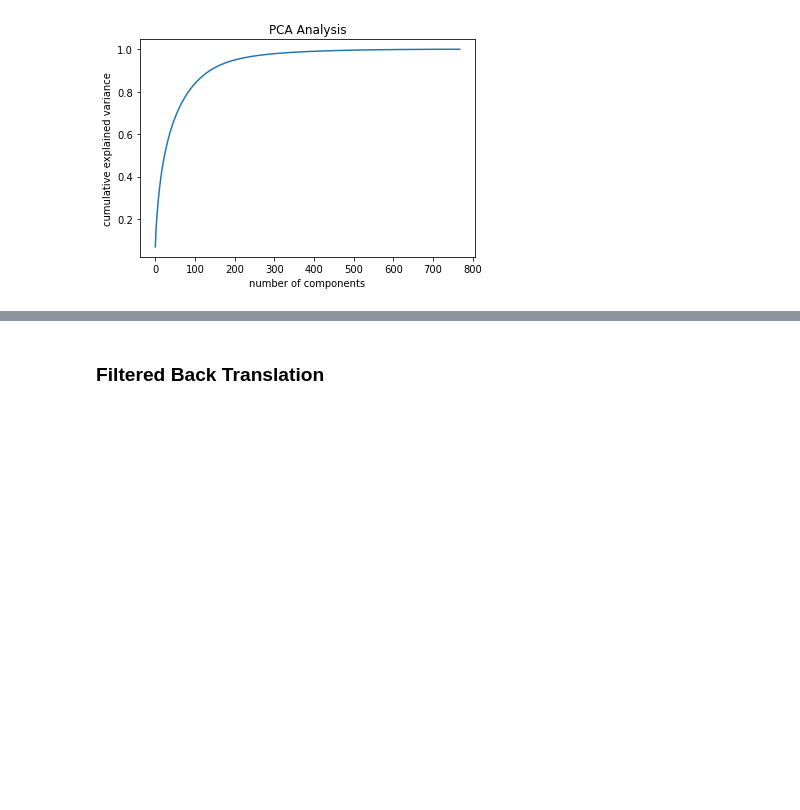
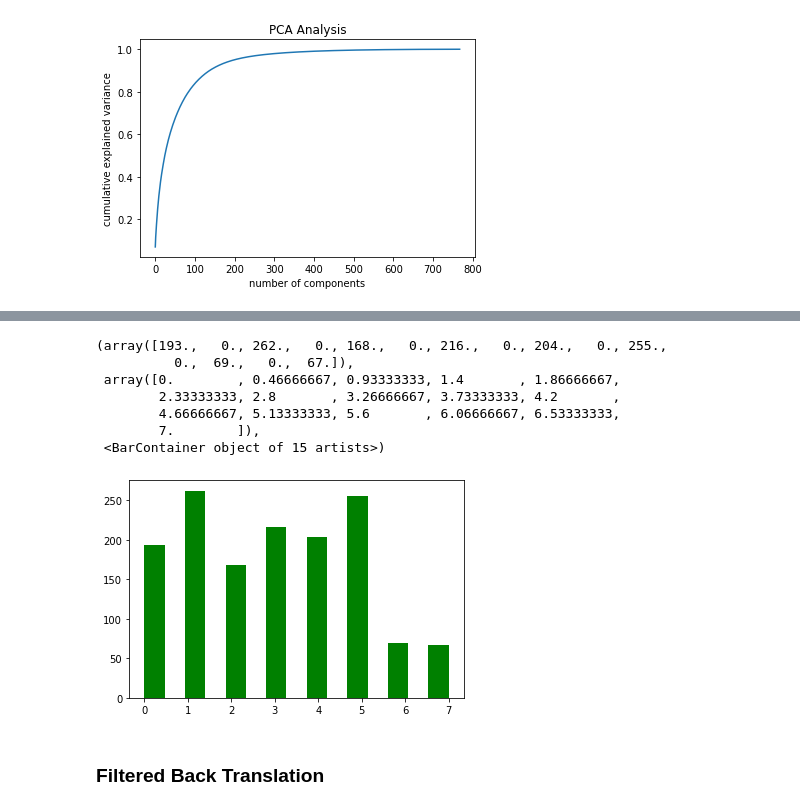
Before and after one commit to MedBot-team/NaBot, a Jupyter notebook: Data_analyse/Labtestonline_Analysis.ipynb, the cells around one changed output, grey strips where cells are left out. Cells and saved outputs as stored; diff of their text form; code cells hidden in the pictures; blank space fills up the shorter version.

```diff
--- a/Data_analyse/Labtestonline_Analysis.ipynb
+++ b/Data_analyse/Labtestonline_Analysis.ipynb
@@ -498,3 +581,14 @@ What signs and symptoms are seen with deficient GH and IGF-1?
+# %%
+plt.hist(km.labels_, bins=15, color='green')
+# %% [output]
+(array([193.,   0., 262.,   0., 168.,   0., 216.,   0., 204.,   0., 255.,
+          0.,  69.,   0.,  67.]),
+ array([0.        , 0.46666667, 0.93333333, 1.4       , 1.86666667,
+        2.33333333, 2.8       , 3.26666667, 3.73333333, 4.2       ,
+        4.66666667, 5.13333333, 5.6       , 6.06666667, 6.53333333,
+        7.        ]),
+ <BarContainer object of 15 artists>)
+[figure, added]
 # %% [markdown]
 ### Filtered Back Translation
 # %%
```
Also changed, not shown: parts of 42 cells of this notebook, 1 other file.
